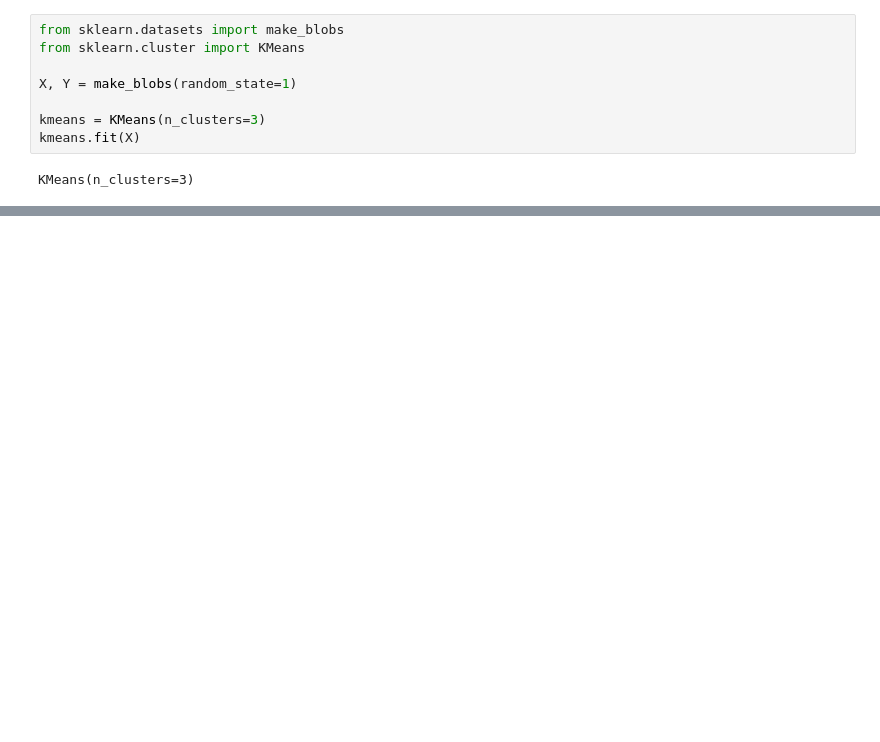
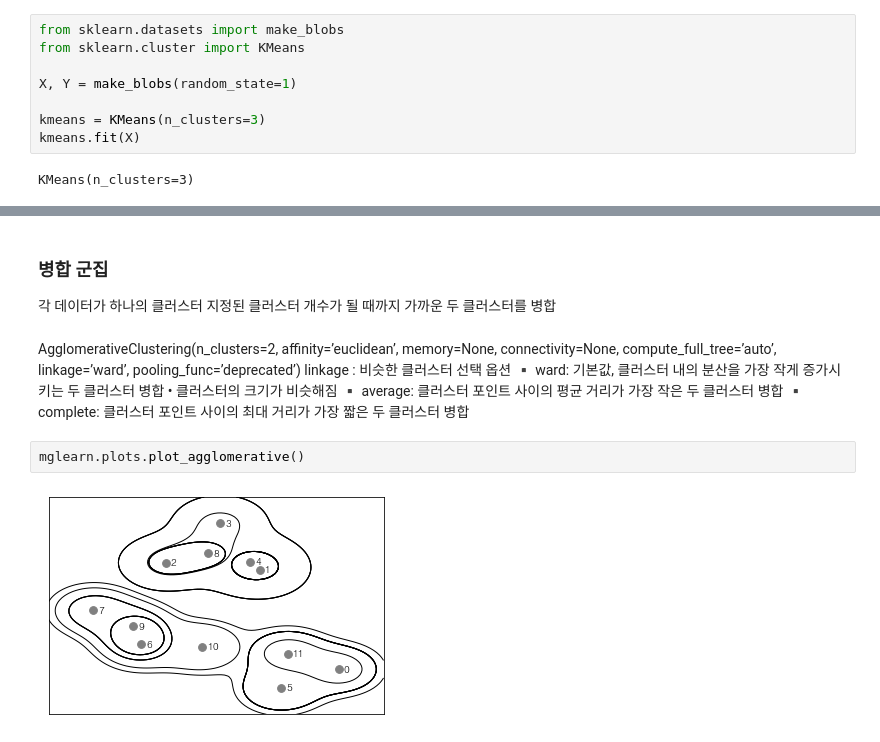
Before and after one commit to FroKCreativeTM/JNU_MachineLearning, a Jupyter notebook: Week06/Week 06.ipynb, the cells around one changed output, grey strips where cells are left out. Saved outputs shown, nothing was run; the diff lists cells and outputs as text; blank space fills up the shorter version.

```diff
--- a/Week06/Week 06.ipynb
+++ b/Week06/Week 06.ipynb
@@ -554,0 +657,17 @@ mglearn.discrete_scatter(X[:, 0], X[:, 1], assignments, markers='o', ax = axes[1
+# %% [markdown]
+### 병합 군집
+각 데이터가 하나의 클러스터
+지정된 클러스터 개수가 될 때까지 가까운 두 클러스터를 병합
+# %% [markdown]
+AgglomerativeClustering(n_clusters=2, affinity=’euclidean’, memory=None,
+connectivity=None, compute_full_tree=’auto’, linkage=’ward’,
+pooling_func=’deprecated’)</br>
+linkage : 비슷한 클러스터 선택 옵션</br>
+▪ ward: 기본값, 클러스터 내의 분산을 가장 작게 증가시키는 두 클러스터 병합</br>
+• 클러스터의 크기가 비슷해짐</br>
+▪ average: 클러스터 포인트 사이의 평균 거리가 가장 작은 두 클러스터 병합</br>
+▪ complete: 클러스터 포인트 사이의 최대 거리가 가장 짧은 두 클러스터 병합</br>
+# %%
+mglearn.plots.plot_agglomerative()
+# %% [output]
+[figure, added]
```
Also changed, not shown: parts of 24 cells of this notebook.
